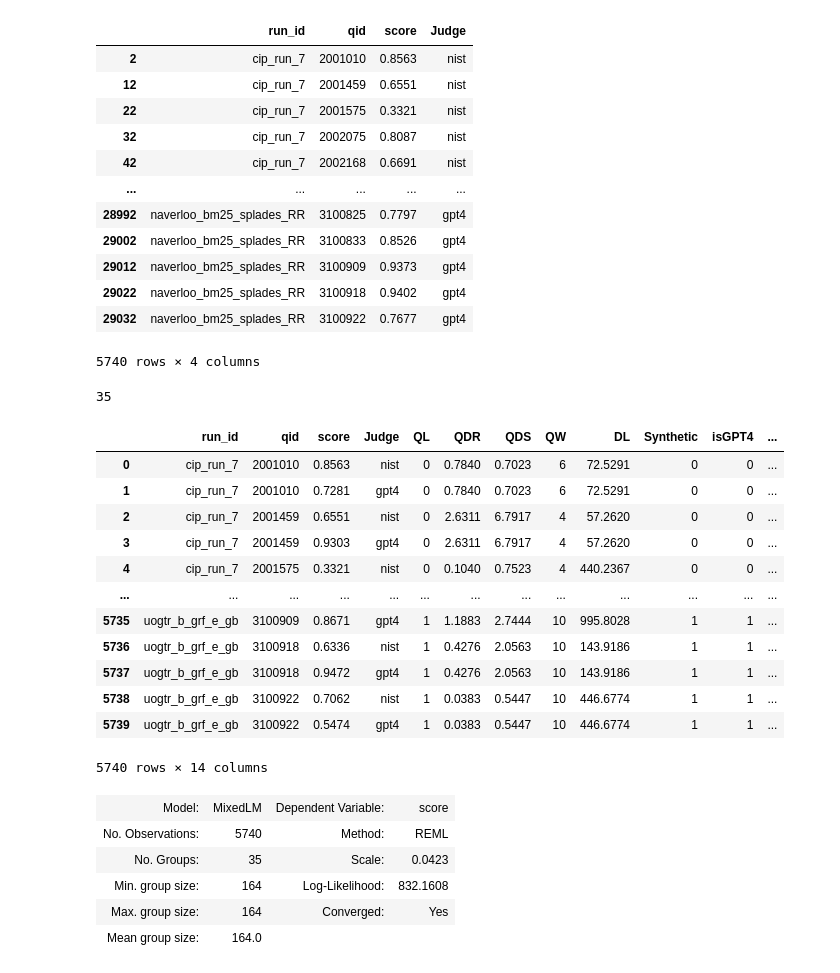
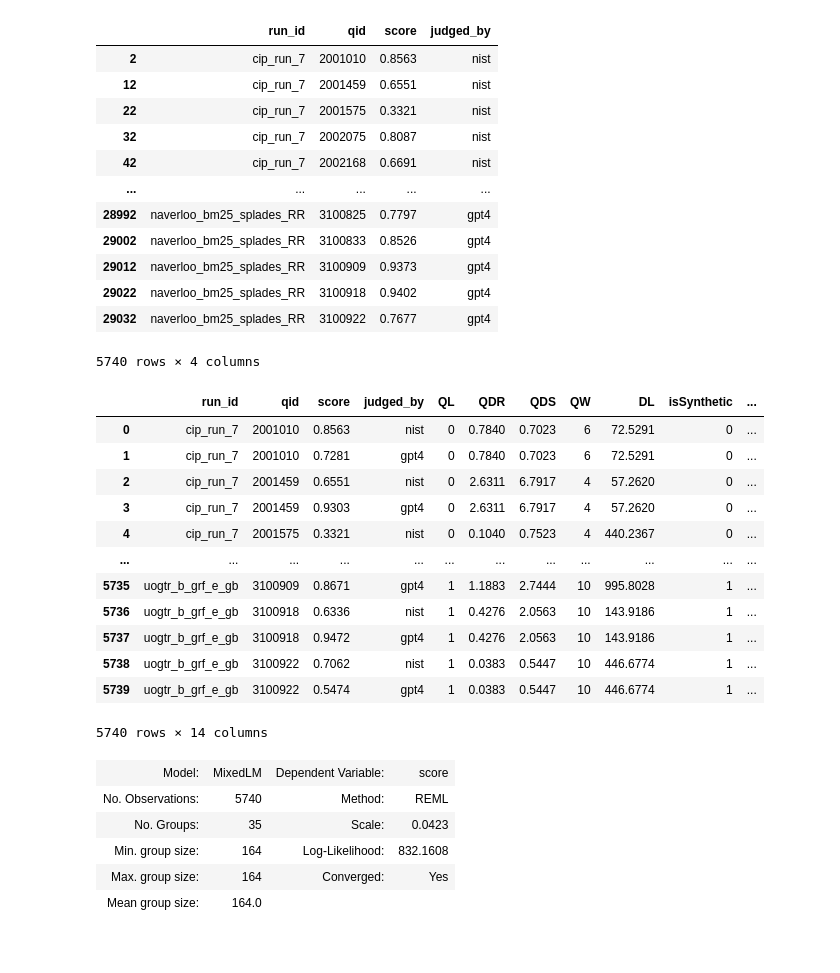
Before and after one commit to rahmanidashti/BiasSyntheticData, a Jupyter notebook: 1-mixed-effect-analysis.ipynb, the cells around one changed output. Saved outputs shown, nothing was run; the diff lists cells and outputs as text; code cells hidden in the pictures.

```diff
--- a/1-mixed-effect-analysis.ipynb
+++ b/1-mixed-effect-analysis.ipynb
@@ -9,23 +10,22 @@ metric = "ndcg_cut_10"
 # %%
 results_df_list = []
 
-for infile in glob.glob('./results/*.ndcgeval'):
+for infile in glob.glob(f'./results/*.{result_format}'):
     judger = infile.split('/')[2].split('.')[2]
     result_df = pd.read_csv(infile, sep='\t', header=None, names=['run_id', 'metric', 'qid', 'score'])
-    # run_df['runid'] = os.path.basename(infile)
     result_df = result_df[result_df['qid'] != 'all']
-    result_df['score'] = result_df['score'].astype(float)
-    result_df['qid'] = result_df['qid'].astype(int)
     result_df['metric'] = result_df['metric'].apply(lambda x: x.rstrip())
     result_df = result_df[(result_df['metric'] == metric)]
     result_df.drop(['metric'], axis=1, inplace=True)
-    result_df['Judge'] = judger
+    result_df['judged_by'] = judger
+    result_df['qid'] = result_df['qid'].astype(int)
+    result_df['score'] = result_df['score'].astype(float)
     results_df_list.append(result_df)
 
 results_dfs = pd.concat(results_df_list)
 results_dfs
 # %% [output]
-|  | run_id | qid | score | Judge |
+|  | run_id | qid | score | judged_by |
 | 2 | cip_run_7 | 2001010 | 0.8563 | nist |
 | 12 | cip_run_7 | 2001459 | 0.6551 | nist |
 | 22 | cip_run_7 | 2001575 | 0.3321 | nist |
@@ -38,10 +38,6 @@ results_dfs
 | 29022 | naverloo_bm25_splades_RR | 3100918 | 0.9402 | gpt4 |
 | 29032 | naverloo_bm25_splades_RR | 3100922 | 0.7677 | gpt4 |
 5740 rows × 4 columns
-# %%
-len(result_df['run_id'].unique())
-# %% [output]
-35
 # %%
 queries_judged = set(results_dfs['qid'])
 real_queries_judged = [x for x in queries_judged if x < 3000000]
@@ -58,17 +54,17 @@ data = pd.merge(data, model_to_info, on='run_id')
 # %%
 data
 # %% [output]
-|  | run_id | qid | score | Judge | QL | QDR | QDS | QW | DL | Synthetic | isGPT4 | ... |
-| 0 | cip_run_7 | 2001010 | 0.8563 | nist | 0 | 0.7840 | 0.7023 | 6 | 72.5291 | 0 | 0 | ... |
-| 1 | cip_run_7 | 2001010 | 0.7281 | gpt4 | 0 | 0.7840 | 0.7023 | 6 | 72.5291 | 0 | 0 | ... |
-| 2 | cip_run_7 | 2001459 | 0.6551 | nist | 0 | 2.6311 | 6.7917 | 4 | 57.2620 | 0 | 0 | ... |
-| 3 | cip_run_7 | 2001459 | 0.9303 | gpt4 | 0 | 2.6311 | 6.7917 | 4 | 57.2620 | 0 | 0 | ... |
-| 4 | cip_run_7 | 2001575 | 0.3321 | nist | 0 | 0.1040 | 0.7523 | 4 | 440.2367 | 0 | 0 | ... |
-| ... | ... | ... | ... | ... | ... | ... | ... | ... | ... | ... | ... | ... |
-| 5735 | uogtr_b_grf_e_gb | 3100909 | 0.8671 | gpt4 | 1 | 1.1883 | 2.7444 | 10 | 995.8028 | 1 | 1 | ... |
-| 5736 | uogtr_b_grf_e_gb | 3100918 | 0.6336 | nist | 1 | 0.4276 | 2.0563 | 10 | 143.9186 | 1 | 1 | ... |
-| 5737 | uogtr_b_grf_e_gb | 3100918 | 0.9472 | gpt4 | 1 | 0.4276 | 2.0563 | 10 | 143.9186 | 1 | 1 | ... |
-| 5738 | uogtr_b_grf_e_gb | 3100922 | 0.7062 | nist | 1 | 0.0383 | 0.5447 | 10 | 446.6774 | 1 | 1 | ... |
-| 5739 | uogtr_b_grf_e_gb | 3100922 | 0.5474 | gpt4 | 1 | 0.0383 | 0.5447 | 10 | 446.6774 | 1 | 1 | ... |
+|  | run_id | qid | score | judged_by | QL | QDR | QDS | QW | DL | isSynthetic | ... |
+| 0 | cip_run_7 | 2001010 | 0.8563 | nist | 0 | 0.7840 | 0.7023 | 6 | 72.5291 | 0 | ... |
+| 1 | cip_run_7 | 2001010 | 0.7281 | gpt4 | 0 | 0.7840 | 0.7023 | 6 | 72.5291 | 0 | ... |
+| 2 | cip_run_7 | 2001459 | 0.6551 | nist | 0 | 2.6311 | 6.7917 | 4 | 57.2620 | 0 | ... |
+| 3 | cip_run_7 | 2001459 | 0.9303 | gpt4 | 0 | 2.6311 | 6.7917 | 4 | 57.2620 | 0 | ... |
+| 4 | cip_run_7 | 2001575 | 0.3321 | nist | 0 | 0.1040 | 0.7523 | 4 | 440.2367 | 0 | ... |
+| ... | ... | ... | ... | ... | ... | ... | ... | ... | ... | ... | ... |
+| 5735 | uogtr_b_grf_e_gb | 3100909 | 0.8671 | gpt4 | 1 | 1.1883 | 2.7444 | 10 | 995.8028 | 1 | ... |
+| 5736 | uogtr_b_grf_e_gb | 3100918 | 0.6336 | nist | 1 | 0.4276 | 2.0563 | 10 | 143.9186 | 1 | ... |
+| 5737 | uogtr_b_grf_e_gb | 3100918 | 0.9472 | gpt4 | 1 | 0.4276 | 2.0563 | 10 | 143.9186 | 1 | ... |
+| 5738 | uogtr_b_grf_e_gb | 3100922 | 0.7062 | nist | 1 | 0.0383 | 0.5447 | 10 | 446.6774 | 1 | ... |
+| 5739 | uogtr_b_grf_e_gb | 3100922 | 0.5474 | gpt4 | 1 | 0.0383 | 0.5447 | 10 | 446.6774 | 1 | ... |
 5740 rows × 14 columns
 # %%
```
Also changed, not shown: parts of 3 cells of this notebook, 4 other files.
